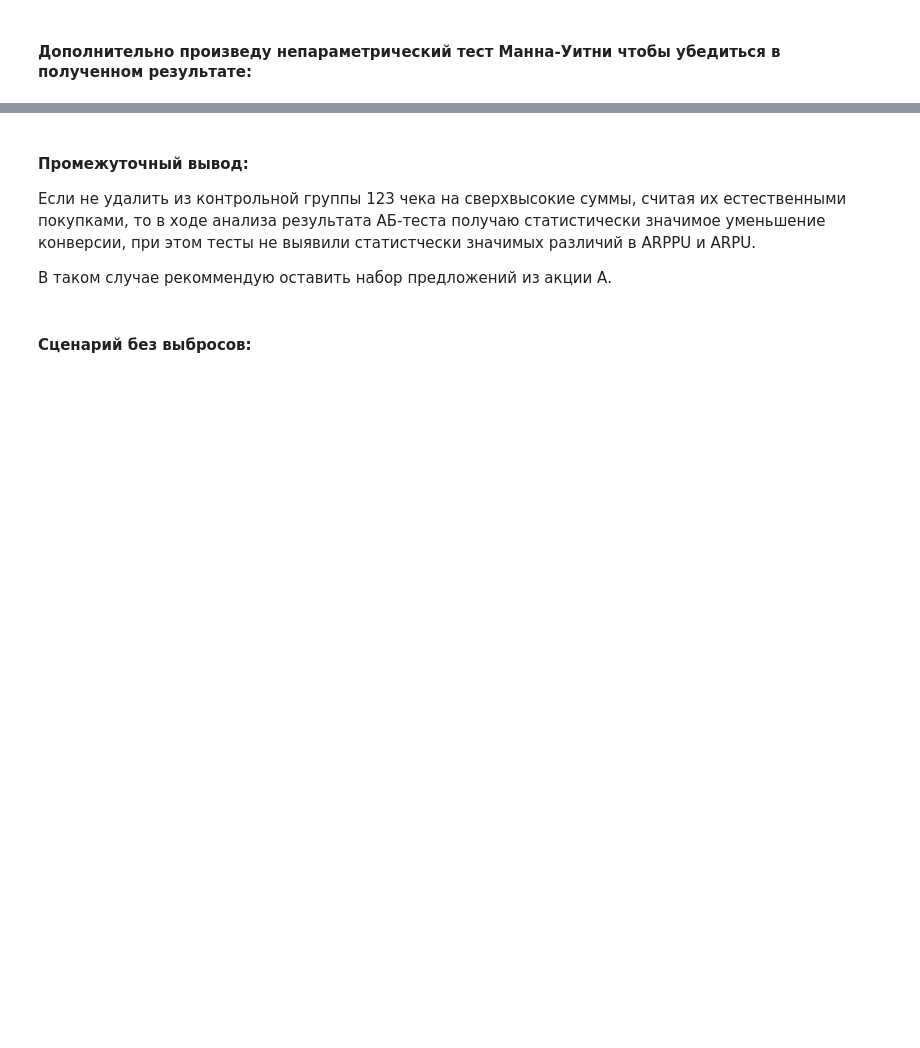
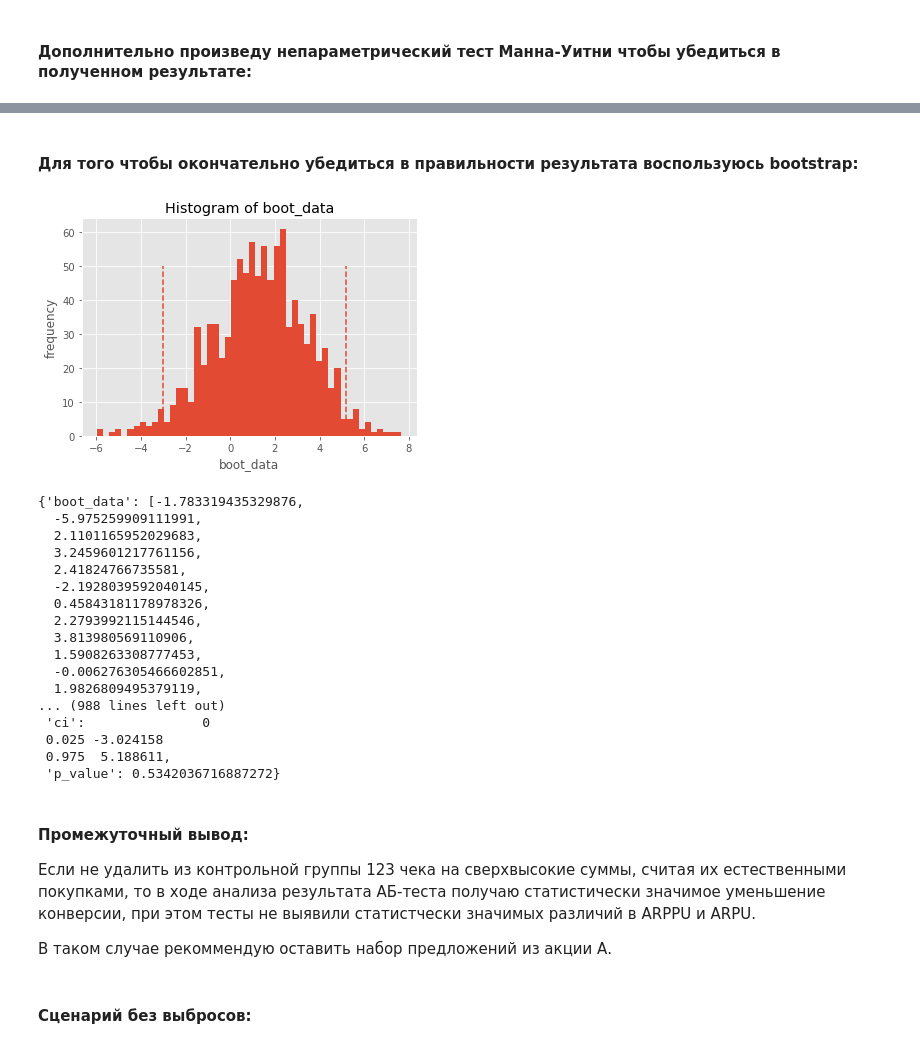
Before and after one commit to SergeyOshemkov/My-data-analysis-in-Python, a Jupyter notebook: Projects in progress/2nd project in progress/1_project.ipynb, the cells around one changed output, grey strips where cells are left out. Cells and saved outputs as stored; diff of their text form; code cells hidden in the pictures; blank space fills up the shorter version.

```diff
--- a/Projects in progress/2nd project in progress/1_project.ipynb
+++ b/Projects in progress/2nd project in progress/1_project.ipynb
@@ -558,3 +705,26 @@ u_test(test.revenue, control.revenue)
+# %% [markdown]
+#### Для того чтобы окончательно убедиться в правильности результата воспользуюсь bootstrap:
+# %%
+get_bootstrap(test.revenue, control.revenue)
+# %% [output]
+[figure, added]
+{'boot_data': [-1.783319435329876,
+  -5.975259909111991,
+  2.1101165952029683,
+  3.2459601217761156,
+  2.41824766735581,
+  -2.1928039592040145,
+  0.45843181178978326,
+  2.2793992115144546,
+  3.813980569110906,
+  1.5908263308777453,
+  -0.006276305466602851,
+  1.9826809495379119,
+... (988 lines left out)
+ 'ci':               0
+ 0.025 -3.024158
+ 0.975  5.188611,
+ 'p_value': 0.5342036716887272}
 # %% [markdown]
 #### Промежуточный вывод:
 
```
Also changed, not shown: parts of 23 cells of this notebook.
